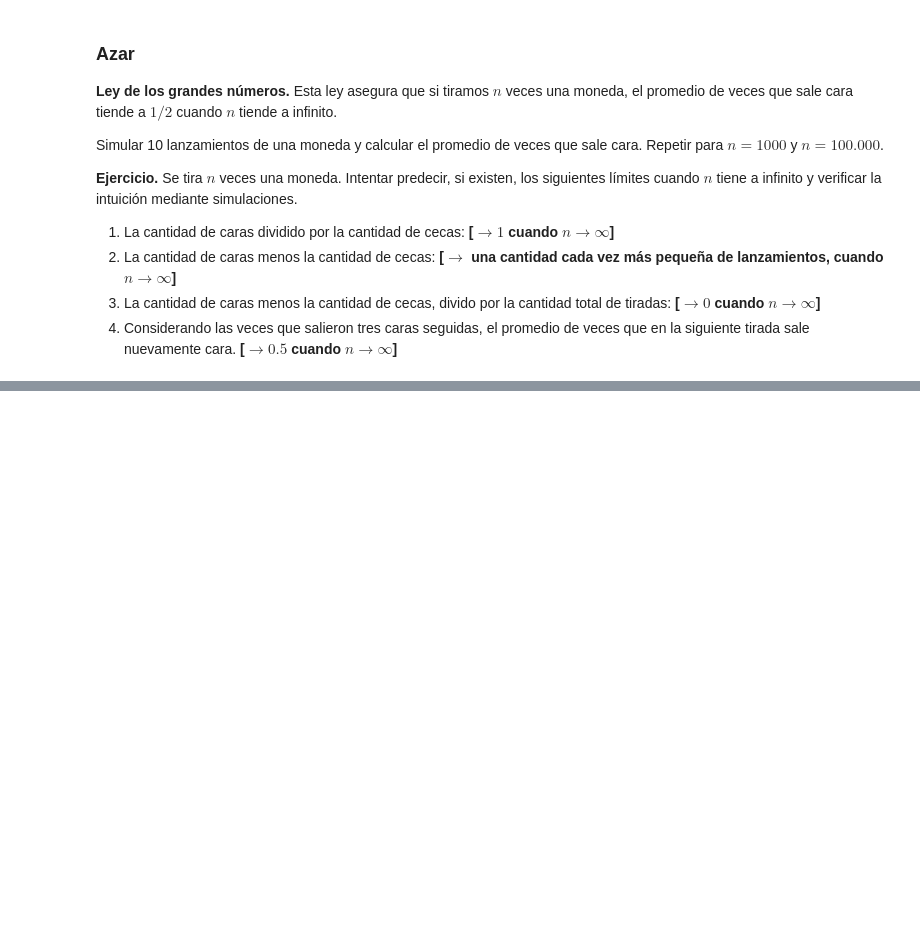
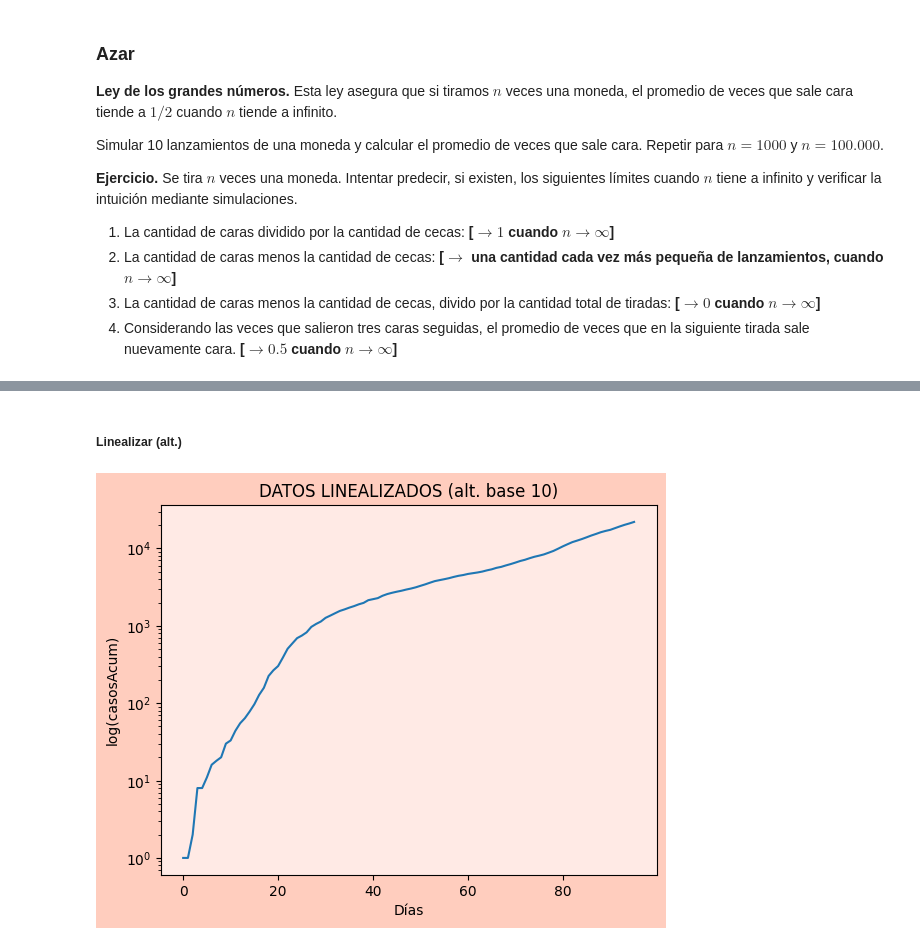
Before and after one commit to errejotaeme/LDD_UBA_2025, a Jupyter notebook: ejercicios_resueltos_LDD.ipynb, the cells around one changed output, grey strips where cells are left out. Cells and saved outputs as stored; diff of their text form; code cells hidden in the pictures; blank space fills up the shorter version.

```diff
--- a/ejercicios_resueltos_LDD.ipynb
+++ b/ejercicios_resueltos_LDD.ipynb
@@ -81,0 +179,16 @@ El 50.35% de las veces que salieron tres caras seguidas, la cuarta tambien fue c
+# %% [markdown]
+##### Linealizar (alt.)
+# %%
+plt.plot(casos_acumulados)
+plt.yscale('log')  # En base 10 (ln: plt.yscale('log', basey=np.e))
+# Información
+plt.title("DATOS LINEALIZADOS (alt. base 10)")  # Título del gráfico
+plt.xlabel('Días')  # Etiqueta del eje horizontal
+plt.ylabel('log(casosAcum)')  # Etiqueta del eje vertical
+# Estilo
+ax = plt.gca()
+ax.set_facecolor("#ffeae5")  # Color de fondo del gráfico
+plt.gcf().patch.set_facecolor('#ffcdbe')  # Color de fondo del marco
+plt.show()
+# %% [output]
+[figure, added]
```
Also changed, not shown: parts of 95 cells of this notebook.
